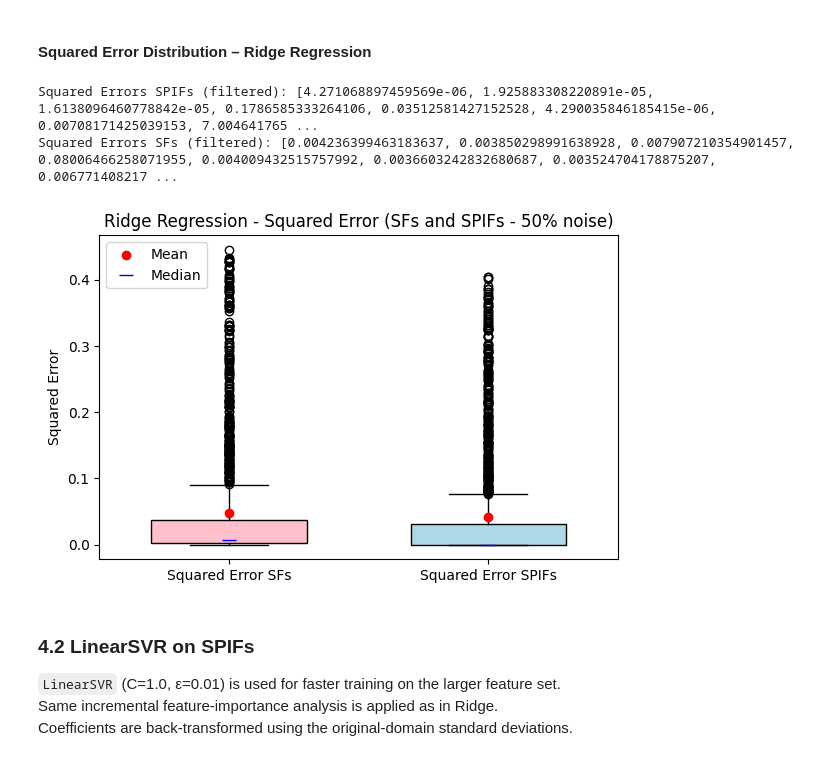
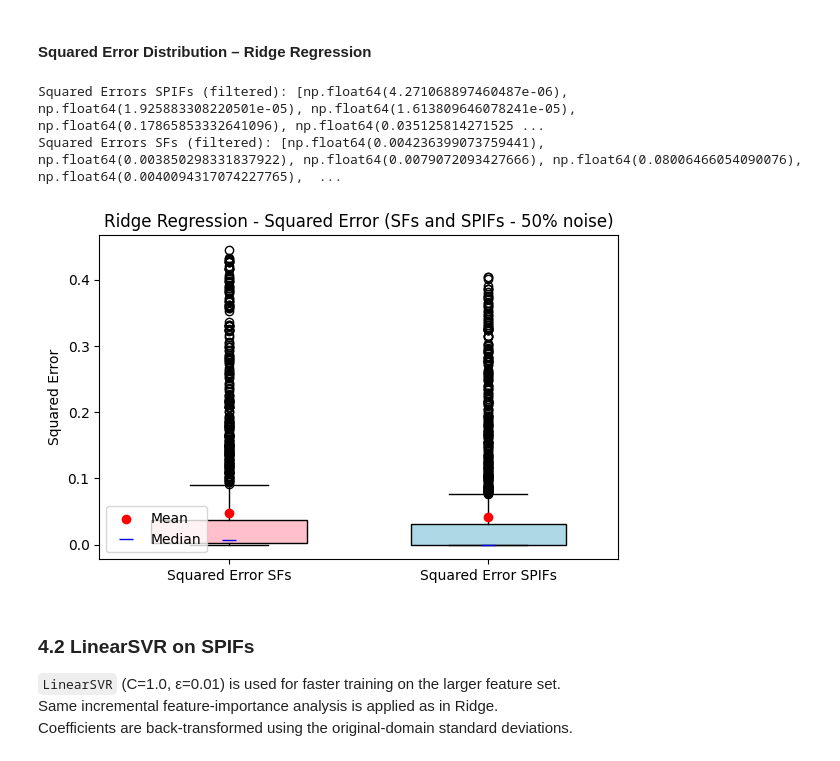
Before and after one commit to margherita-lampani/Physics-Informed-Feature-Maps-for-Kernel-Based-Learning, a Jupyter notebook: regression_bernoulli.ipynb, the cells around one changed output. Drawn from its saved outputs; the diff is of its cells as text; code cells hidden in the pictures.

```diff
--- a/regression_bernoulli.ipynb
+++ b/regression_bernoulli.ipynb
@@ -104,7 +104,7 @@ Features: ρ, v, Q, A, μ, h, p (raw physical quantities).
 Target: noisy total pressure.
 Data is split 80/20 and standardized with `StandardScaler` (zero mean, unit variance).
 # %%
-# --- Build dataframe with standard (raw) features ---
+# --- Build dataframe with Standardized features ---
 data_feat = {
     'Density (kg/m³)': rho,
     'Velocity (m/s)': v,
@@ -113,6 +113,7 @@ data_feat = {
     'Viscosity (Pa·s)': mi,
     'Height (m)': h,
     'Pressure (Pa)': p,
+    'g constant (m/s²)': g,
     'Total Pressure (Pa)': total_p_noise,
 }
 
@@ -546,8 +557,9 @@ colors = {'op': 'lightblue', 'feat': 'pink'}
 
 def create_boxplot(data, labels, title):
     plt.figure(figsize=(6, 4))
-    # patch_artist fills boxes with color; default median line is hidden
     box = plt.boxplot(data, labels=labels, patch_artist=True, showmeans=False, widths=0.6)
+
+    #plt.yscale('log')
 
     for patch, label in zip(box['boxes'], labels):
         if 'SPIFs' in label:
@@ -555,7 +567,6 @@ def create_boxplot(data, labels, title):
         else:
             patch.set_facecolor(colors['feat'])
 
-    # Hide default median line; redraw mean and median as explicit markers
     for median in box['medians']:
         median.set_visible(False)
 
@@ -568,7 +579,7 @@ def create_boxplot(data, labels, title):
 
     plt.title(title)
     plt.ylabel('Absolute Error')
-    plt.legend(loc='upper left')
+    plt.legend(loc='lower left')
     plt.tight_layout()
     plt.show()
 
@@ -614,37 +625,39 @@ colors = {'op': 'lightblue', 'feat': 'pink'}
 def create_boxplot(data, labels, title):
     plt.figure(figsize=(6, 4))
     box = plt.boxplot(data, labels=labels, patch_artist=True, showmeans=False, widths=0.6)
 
+    #plt.yscale('log')
+
     for patch, label in zip(box['boxes'], labels):
         if 'PIFs' in label:
             patch.set_facecolor(colors['op'])
         else:
             patch.set_facecolor(colors['feat'])
 
     for median in box['medians']:
         median.set_visible(False)
 
     means   = [np.mean(d) for d in data]
     medians = [np.median(d) for d in data]
 
     plt.scatter(range(1, len(labels) + 1), means,   marker='o', color='red',  zorder=3, label='Mean')
     plt.plot(   range(1, len(labels) + 1), medians, marker='_', color='blue', markersize=10,
                 linestyle='None', zorder=4, label='Median')
 
     plt.title(title)
     plt.ylabel('Squared Error')
-    plt.legend(loc='upper left')
+    plt.legend(loc='lower left')
     plt.tight_layout()
     plt.show()
 
 data   = [squared_errors_feat, squared_errors_op]
 labels = ['Squared Error SFs', 'Squared Error SPIFs']
 
 create_boxplot(data, labels, 'Ridge Regression - Squared Error (SFs and SPIFs - 50% noise)')
 # %% [output]
-Squared Errors SPIFs (filtered): [4.271068897459569e-06, 1.925883308220891e-05, 1.6138096460778842e-05, 0.1786585333264106, 0.03512581427152528, 4.290035846185415e-06, 0.00708171425039153, 7.004641765 ...
-Squared Errors SFs (filtered): [0.004236399463183637, 0.003850298991638928, 0.007907210354901457, 0.08006466258071955, 0.004009432515757992, 0.0036603242832680687, 0.003524704178875207, 0.006771408217 ...
+Squared Errors SPIFs (filtered): [np.float64(4.271068897460487e-06), np.float64(1.925883308220501e-05), np.float64(1.613809646078241e-05), np.float64(0.17865853332641096), np.float64(0.035125814271525 ...
+Squared Errors SFs (filtered): [np.float64(0.004236399073759441), np.float64(0.003850298331837922), np.float64(0.0079072093427666), np.float64(0.08006466054090076), np.float64(0.0040094317074227765),  ...
-[figure, old version]
+[figure, new version]
 # %% [markdown]
 ### 4.2 LinearSVR on SPIFs
 
```
Also changed, not shown: parts of 16 cells of this notebook, 51 other files.
